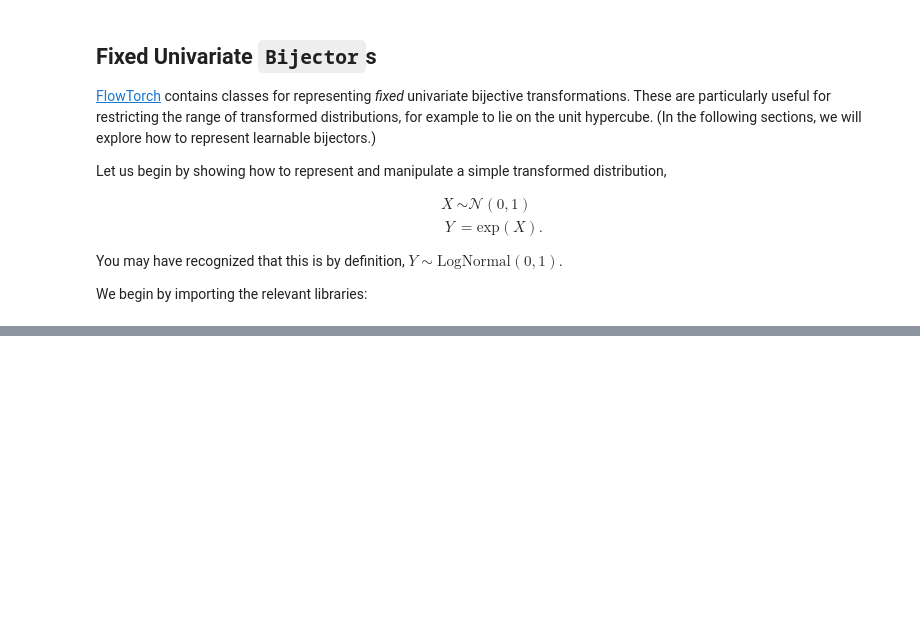
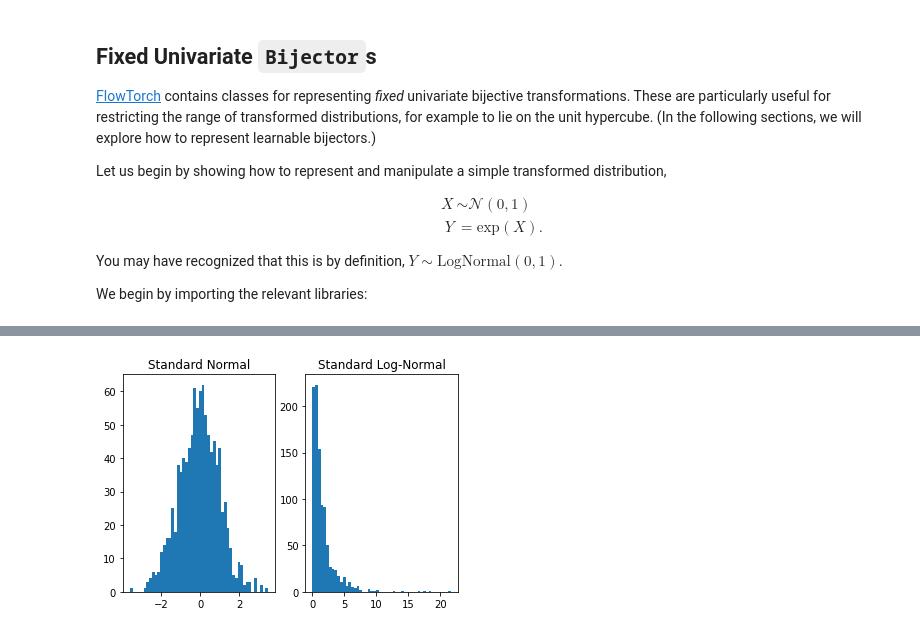
Before and after one commit to facebookincubator/flowtorch, a Jupyter notebook: flowtorch/tutorials/univariate_bijections.ipynb, the cells around one changed output, grey strips where cells are left out. Saved outputs shown, nothing was run; the diff lists cells and outputs as text; code cells hidden in the pictures; blank space fills up the shorter version.

Commit message:
Finished `univariate_bijections.ipynb`, confirmed bug in `bijectors.Spline`

```diff
--- a/flowtorch/tutorials/univariate_bijections.ipynb
+++ b/flowtorch/tutorials/univariate_bijections.ipynb
@@ -59,0 +60,6 @@ A variety of bijective transformations live in the `flowtorch.bijectors` module,
+# %%
+dist_x = torch.distributions.Independent(
+  torch.distributions.Normal(torch.zeros(1), torch.ones(1)),
+  1
+)
+bijector = B.Exp()
@@ -59,0 +77,2 @@ A variety of bijective transformations live in the `flowtorch.bijectors` module,
+# %%
+dist_y = D.Flow(dist_x, bijector)
@@ -59,0 +83,10 @@ A variety of bijective transformations live in the `flowtorch.bijectors` module,
+# %%
+plt.subplot(1, 2, 1)
+plt.hist(dist_x.sample([1000]).numpy(), bins=50)
+plt.title('Standard Normal')
+plt.subplot(1, 2, 2)
+plt.hist(dist_y.sample([1000]).numpy(), bins=50)
+plt.title('Standard Log-Normal')
+plt.show()
+# %% [output]
+[figure, added]
```
Also changed, not shown: parts of 19 cells of this notebook.
